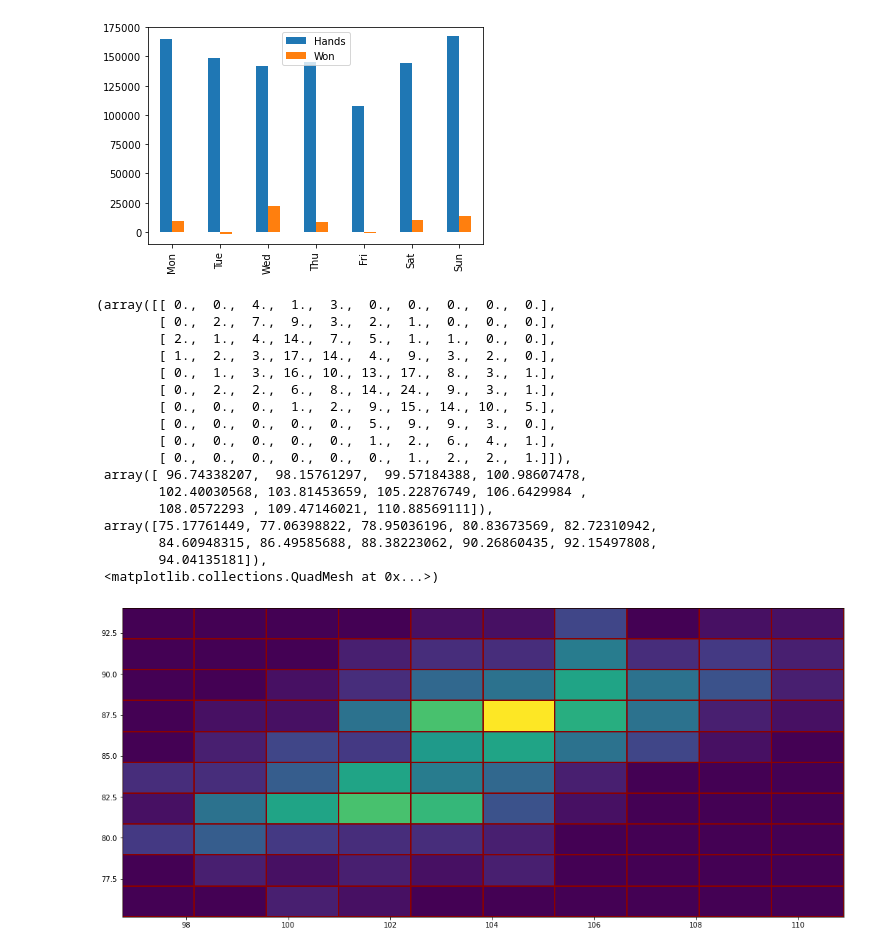
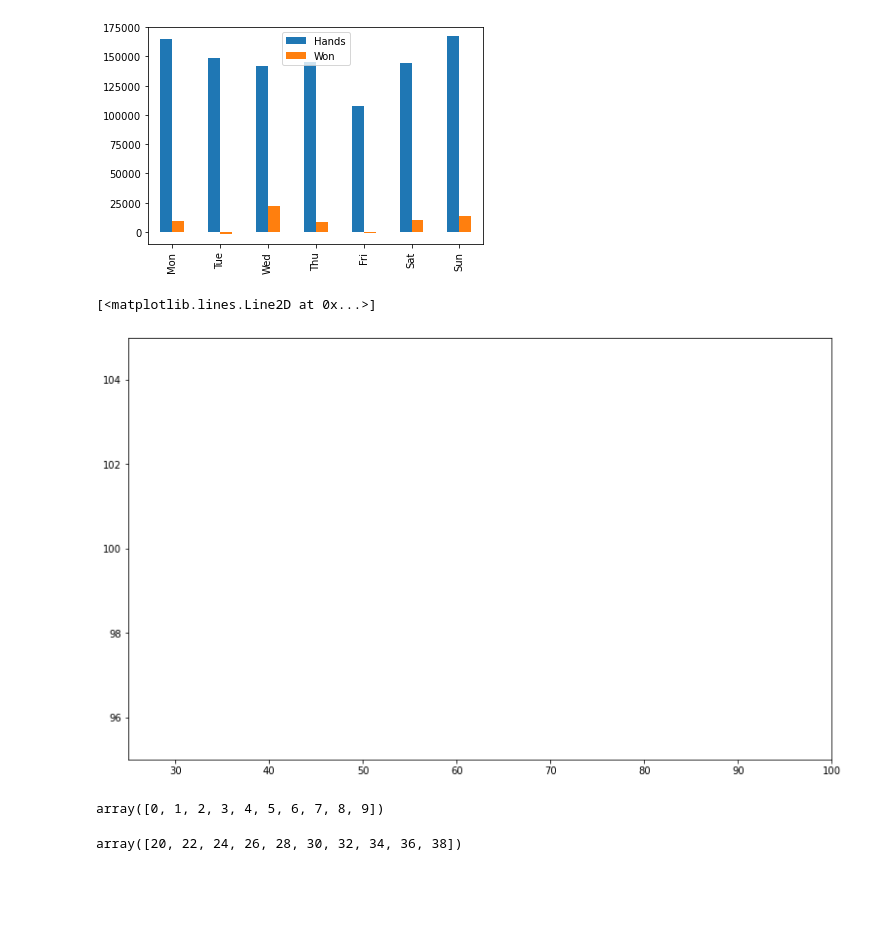
Before and after one commit to garyk5846/AllPythonFiles, a Jupyter notebook: PythonDataScienceMachineLearning/matplot.ipynb, the cells around one changed output. Saved outputs shown, nothing was run; the diff lists cells and outputs as text; code cells hidden in the pictures; blank space fills up the shorter version.

```diff
--- a/PythonDataScienceMachineLearning/matplot.ipynb
+++ b/PythonDataScienceMachineLearning/matplot.ipynb
@@ -126,28 +126,11 @@ c.plot(kind='bar')
 <matplotlib.axes._subplots.AxesSubplot at 0x...>
 [figure]
 # %%
-#starting off
-fig=plt.figure(figsize=(14,6))
-axes= fig.add_axes([0,0,1,1])
-#axes.plot(a)
-#axes.plot(b)
-axes.hist2d(a,b,color='darkred')
+fig=plt.figure(figsize=(10,6))
+axes=fig.add_axes([0,0,1,1])
+axes.set_xlim(25,100)
+axes.set_ylim(95,105)
+axes.plot(a,marker='o',markeredgecolor='red',visible=False)
 # %% [output]
-(array([[ 0.,  0.,  4.,  1.,  3.,  0.,  0.,  0.,  0.,  0.],
-        [ 0.,  2.,  7.,  9.,  3.,  2.,  1.,  0.,  0.,  0.],
-        [ 2.,  1.,  4., 14.,  7.,  5.,  1.,  1.,  0.,  0.],
-        [ 1.,  2.,  3., 17., 14.,  4.,  9.,  3.,  2.,  0.],
-        [ 0.,  1.,  3., 16., 10., 13., 17.,  8.,  3.,  1.],
-        [ 0.,  2.,  2.,  6.,  8., 14., 24.,  9.,  3.,  1.],
-        [ 0.,  0.,  0.,  1.,  2.,  9., 15., 14., 10.,  5.],
-        [ 0.,  0.,  0.,  0.,  0.,  5.,  9.,  9.,  3.,  0.],
-        [ 0.,  0.,  0.,  0.,  0.,  1.,  2.,  6.,  4.,  1.],
-        [ 0.,  0.,  0.,  0.,  0.,  0.,  1.,  2.,  2.,  1.]]),
- array([ 96.74338207,  98.15761297,  99.57184388, 100.98607478,
-        102.40030568, 103.81453659, 105.22876749, 106.6429984 ,
-        108.0572293 , 109.47146021, 110.88569111]),
- array([75.17761449, 77.06398822, 78.95036196, 80.83673569, 82.72310942,
-        84.60948315, 86.49585688, 88.38223062, 90.26860435, 92.15497808,
-        94.04135181]),
- <matplotlib.collections.QuadMesh at 0x...>)
+[<matplotlib.lines.Line2D at 0x...>]
-[figure, old version]
+[figure, new version]
@@ -153,0 +140,8 @@ axes.hist2d(a,b,color='darkred')
+# %%
+gary
+# %% [output]
+array([0, 1, 2, 3, 4, 5, 6, 7, 8, 9])
+# %%
+lauren
+# %% [output]
+array([20, 22, 24, 26, 28, 30, 32, 34, 36, 38])
```
Also changed, not shown: parts of 1 cell of this notebook.
